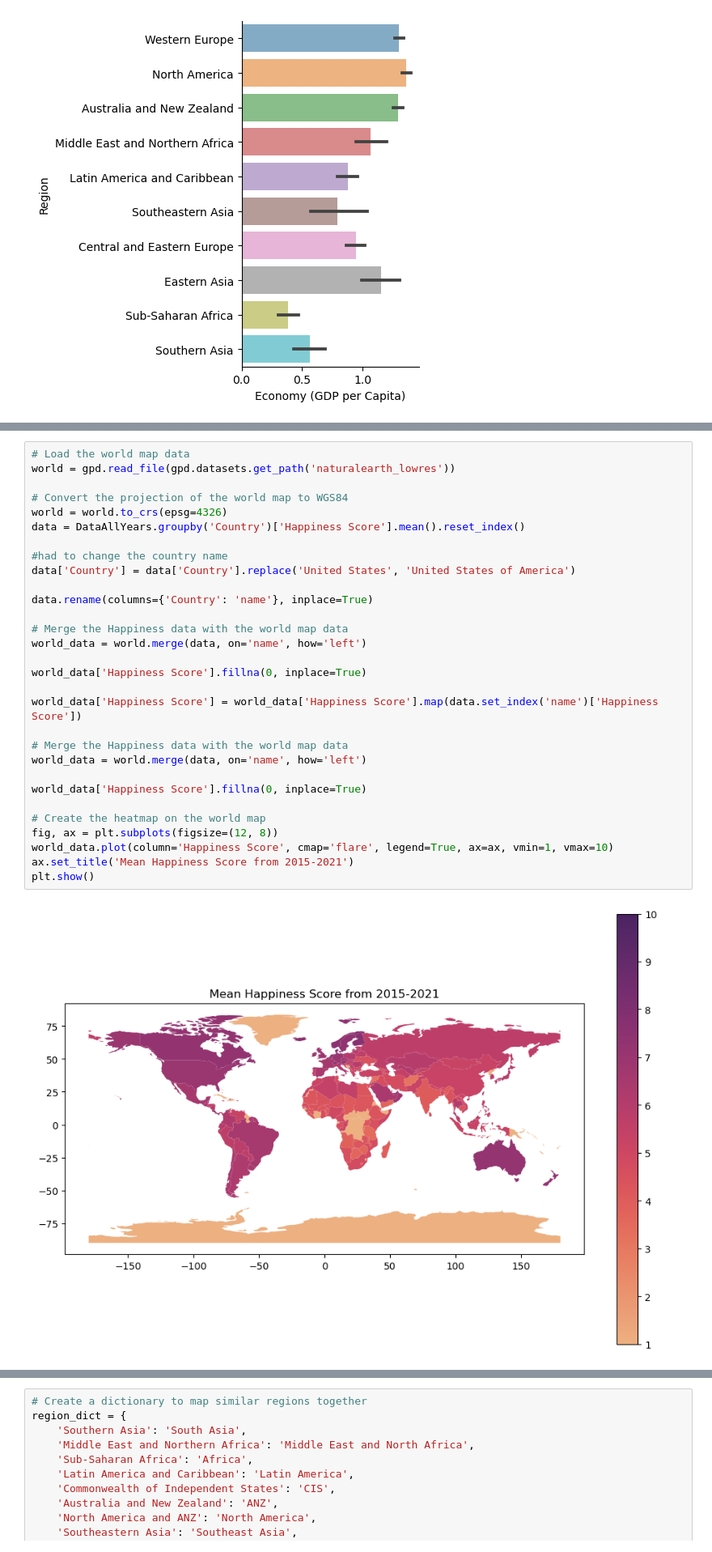
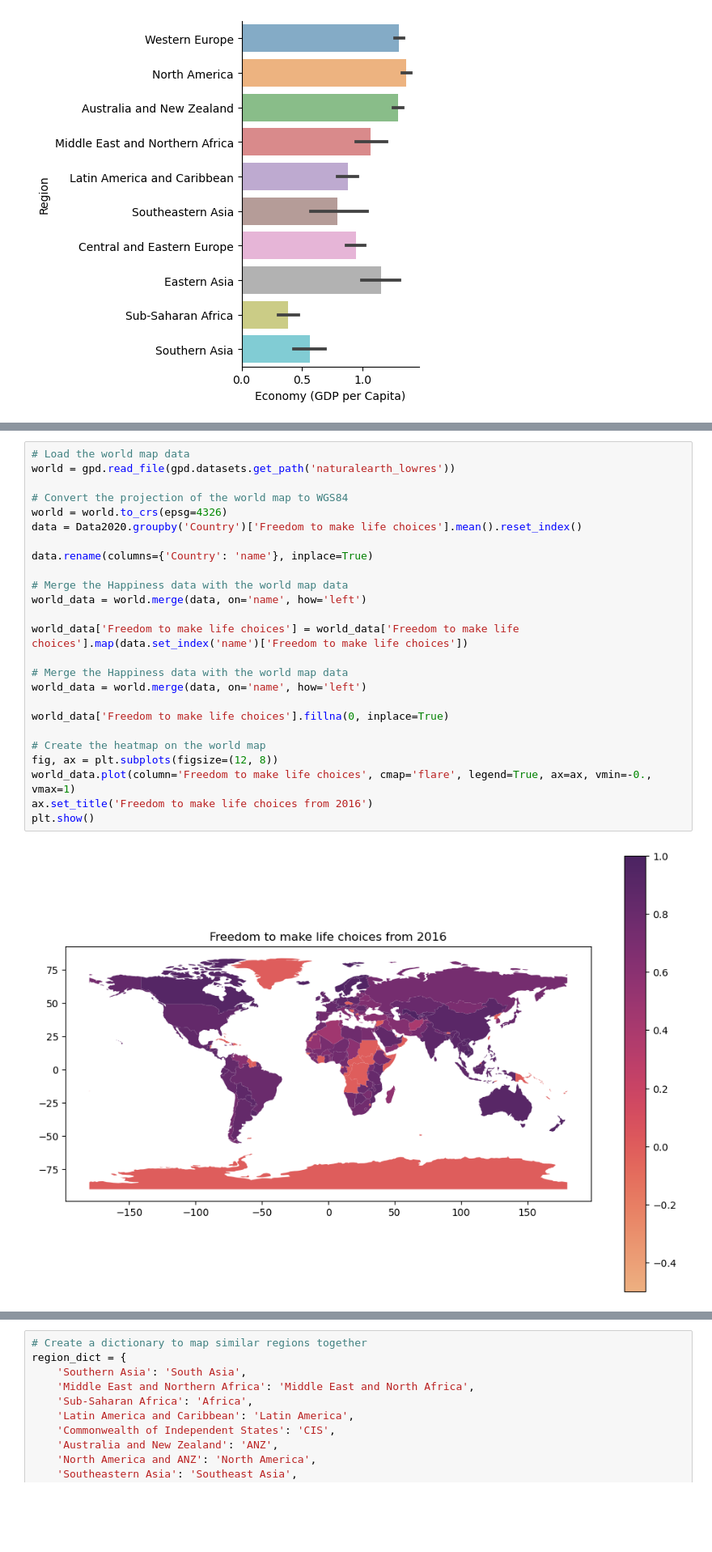
Before and after one commit to ubco-W2022T2-data301/project-group-group100, a Jupyter notebook: analysis/analysis2.ipynb, the cells around one changed output, grey strips where cells are left out. Shown at 81% size. Drawn from its saved outputs; the diff is of its cells as text; blank space fills up the shorter version.

Commit message:
Fixed Visuals

```diff
--- a/analysis/analysis2.ipynb
+++ b/analysis/analysis2.ipynb
@@ -69,32 +117,27 @@ plt.show()
 # %%
 # Load the world map data
 world = gpd.read_file(gpd.datasets.get_path('naturalearth_lowres'))
 
 # Convert the projection of the world map to WGS84
 world = world.to_crs(epsg=4326)
-data = DataAllYears.groupby('Country')['Happiness Score'].mean().reset_index()
-
-#had to change the country name
-data['Country'] = data['Country'].replace('United States', 'United States of America')
+data = Data2020.groupby('Country')['Freedom to make life choices'].mean().reset_index()
 
 data.rename(columns={'Country': 'name'}, inplace=True)
 
 # Merge the Happiness data with the world map data
 world_data = world.merge(data, on='name', how='left')
 
-world_data['Happiness Score'].fillna(0, inplace=True)
-
-world_data['Happiness Score'] = world_data['Happiness Score'].map(data.set_index('name')['Happiness Score'])
+world_data['Freedom to make life choices'] = world_data['Freedom to make life choices'].map(data.set_index('name')['Freedom to make life choices'])
 
 # Merge the Happiness data with the world map data
 world_data = world.merge(data, on='name', how='left')
 
-world_data['Happiness Score'].fillna(0, inplace=True)
+world_data['Freedom to make life choices'].fillna(0, inplace=True)
 
 # Create the heatmap on the world map
 fig, ax = plt.subplots(figsize=(12, 8))
-world_data.plot(column='Happiness Score', cmap='flare', legend=True, ax=ax, vmin=1, vmax=10)
-ax.set_title('Mean Happiness Score from 2015-2021')
+world_data.plot(column='Freedom to make life choices', cmap='flare', legend=True, ax=ax, vmin=-0., vmax=1)
+ax.set_title('Freedom to make life choices from 2016')
 plt.show()
 # %% [output]
-[figure, old version]
+[figure, new version]
```
Also changed, not shown: parts of 3 cells of this notebook.
